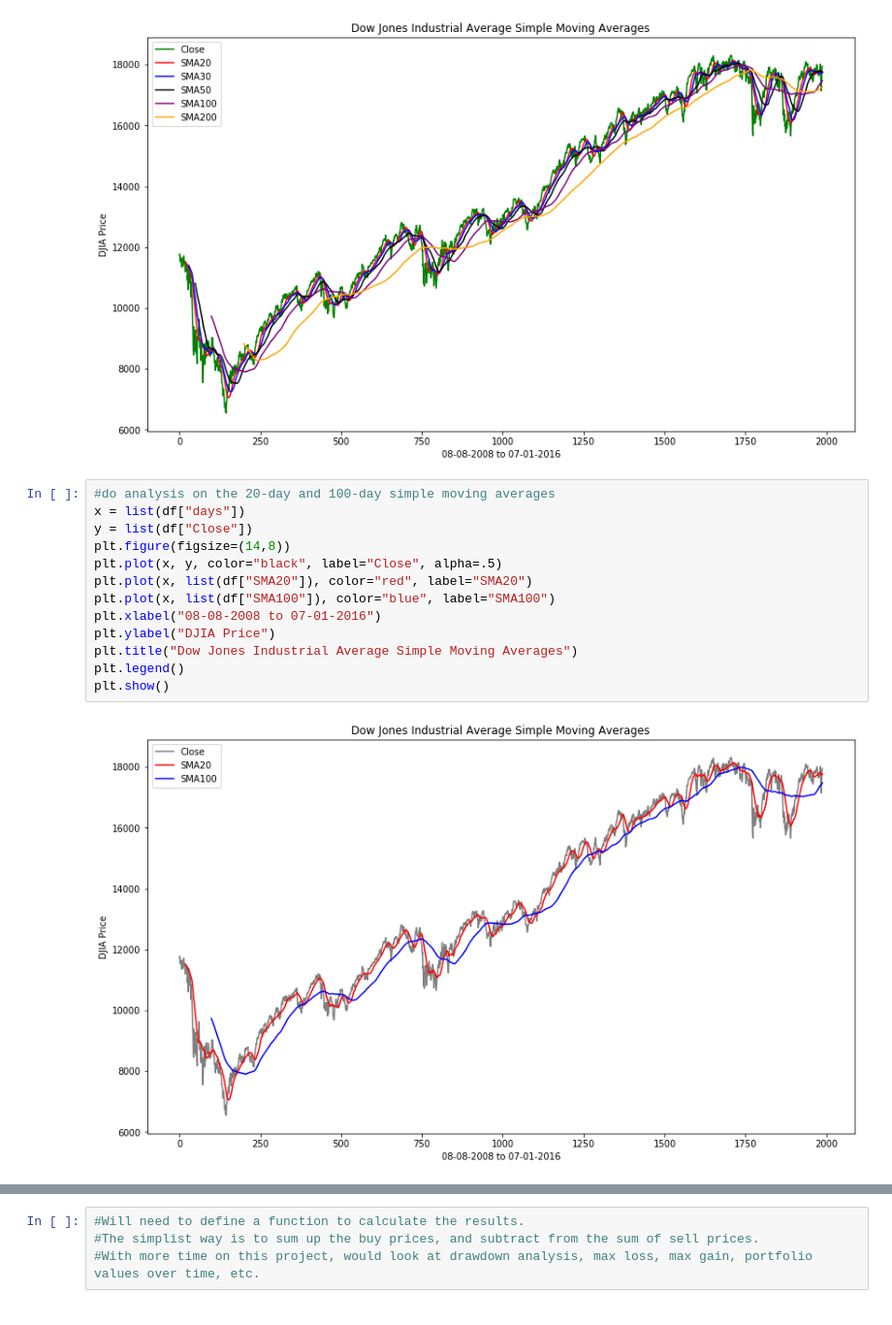
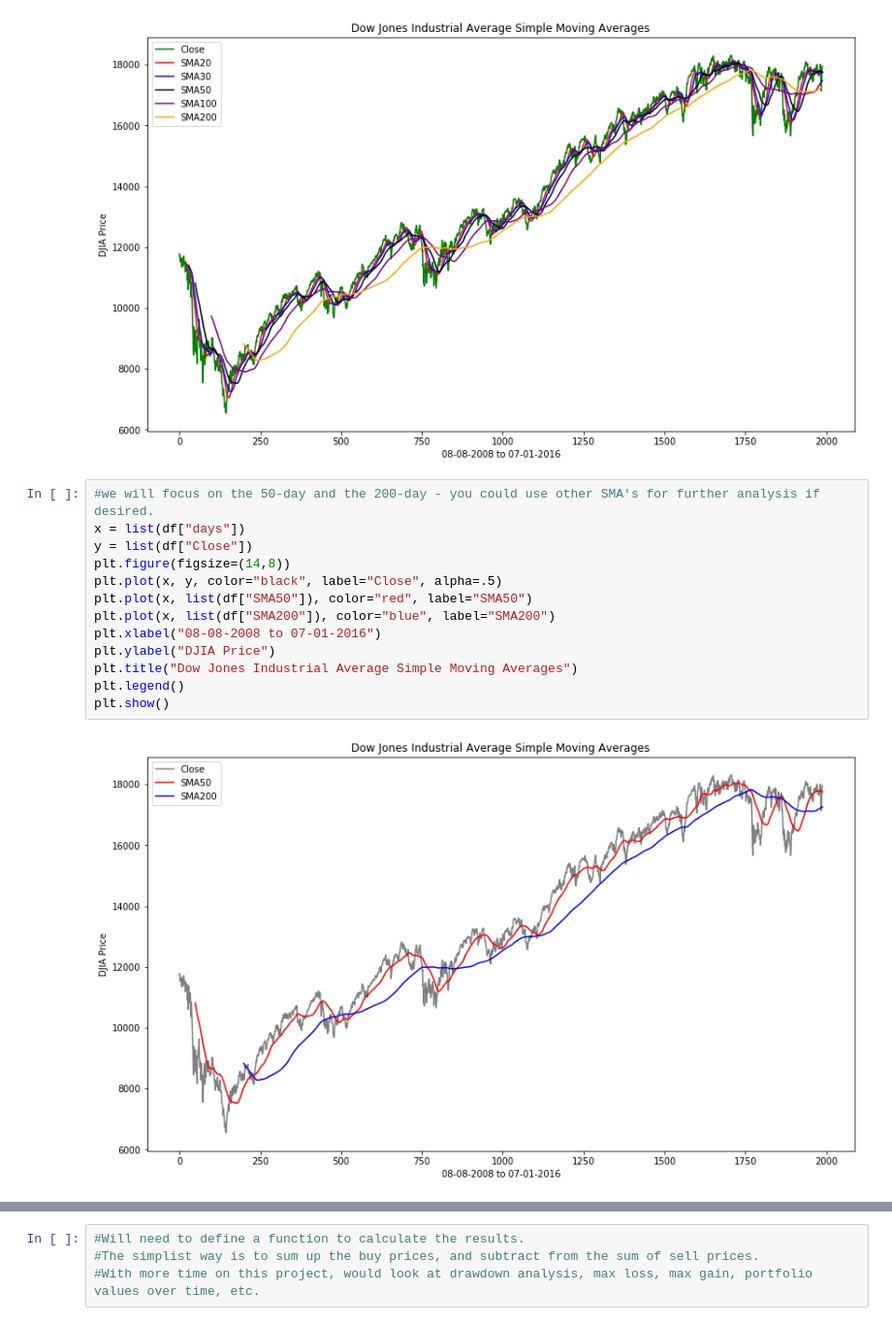
Before and after one commit to micahvandersteen/project-3-team-ifrit, a Jupyter notebook: Notebooks/GoldenCross.ipynb, the cells around one changed output, grey strips where cells are left out. Shown: that part at 97% size. Cells and saved outputs as stored; diff of their text form.

```diff
--- a/Notebooks/GoldenCross.ipynb
+++ b/Notebooks/GoldenCross.ipynb
@@ -64,18 +58,18 @@ plt.show()
 # %% [output]
 [figure]
 # %%
-#do analysis on the 20-day and 100-day simple moving averages
+#we will focus on the 50-day and the 200-day - you could use other SMA's for further analysis if desired.
 x = list(df["days"])
 y = list(df["Close"])
 plt.figure(figsize=(14,8))
 plt.plot(x, y, color="black", label="Close", alpha=.5)
-plt.plot(x, list(df["SMA20"]), color="red", label="SMA20")
-plt.plot(x, list(df["SMA100"]), color="blue", label="SMA100")
+plt.plot(x, list(df["SMA50"]), color="red", label="SMA50")
+plt.plot(x, list(df["SMA200"]), color="blue", label="SMA200")
 plt.xlabel("08-08-2008 to 07-01-2016")
 plt.ylabel("DJIA Price")
 plt.title("Dow Jones Industrial Average Simple Moving Averages")
 plt.legend()
 plt.show()
 # %% [output]
-[figure, old version]
+[figure, new version]
 # %%
```
Also changed, not shown: parts of 18 cells of this notebook, 3 other files.
